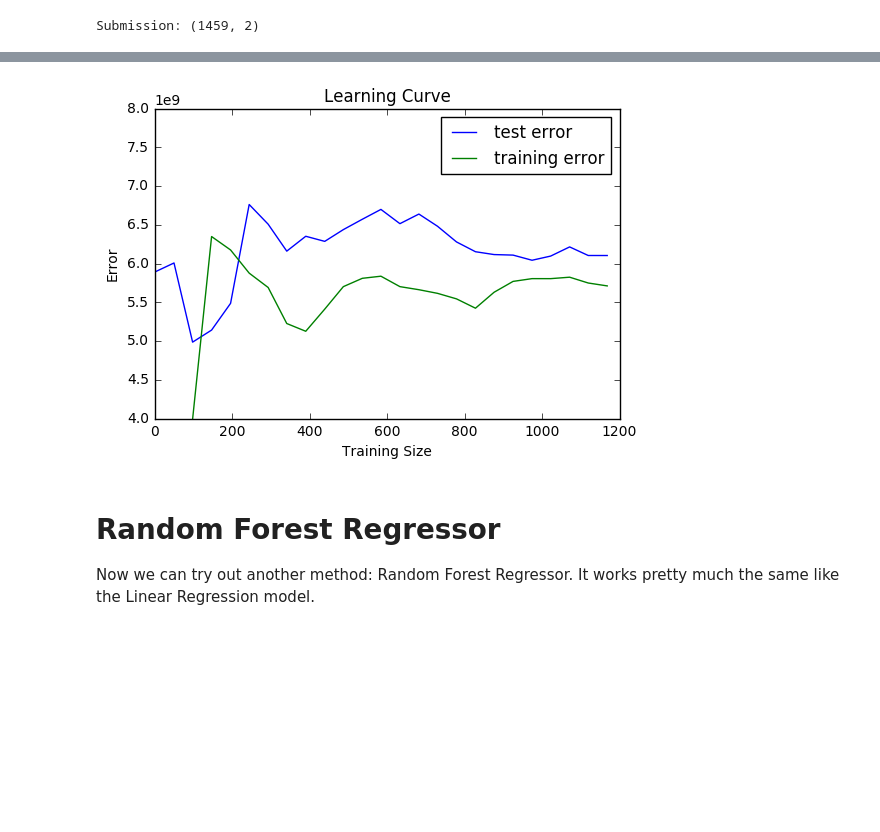
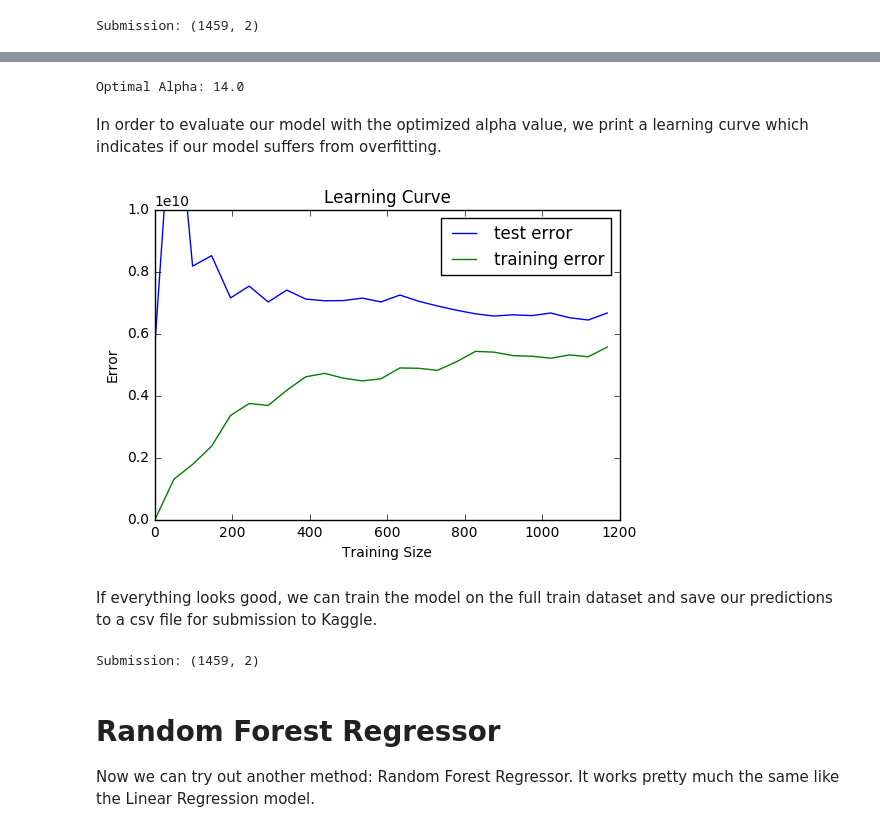
Before and after one commit to nicolasschabram/VSE, a Jupyter notebook: playground/Nicolas/Nicolas.ipynb, the cells around one changed output, grey strips where cells are left out. Cells and saved outputs as stored; diff of their text form; code cells hidden in the pictures; blank space fills up the shorter version.

Commit message:
added hyperparameter optimization
for ridge regression and random tree regressor

```diff
--- a/playground/Nicolas/Nicolas.ipynb
+++ b/playground/Nicolas/Nicolas.ipynb
@@ -366,12 +329,63 @@ Submission: (1459, 2)
+# %%
+# Create a list of alpha values to be evaluated.
+alphas = [0.01, 0.02, 0.04, 0.08, 0.16, 0.32, 0.64, 1.28, 2.56, 5.12, 10,
+          11, 12, 13, 14, 15, 16, 17, 18, 19, 20, 30, 40, 50, 60, 70, 80,
+          90, 100]
+
+# Create empty array that we will later fill with our alpha values and
+# their corresponding squared errors on the validation set.
+mean_squared_errors = np.zeros((len(alphas), 2))
+
+# Itereate over the list of alpha values.
+for i, alph in enumerate(alphas):
+    # Initialize a new Ridge regression model with the alpha value.
+    ridge_regression_model = Ridge(alpha=alph)
+
+    # Train the model on the 80% train data set.
+    ridge_regression_model.fit(train_frac[features],
+                               train_frac[TARGET_VAR[0]])
+
+    # Predict the values for the validation set.
+    predictions = ridge_regression_model.predict(validation[features])
+
+    # Compute the mean squared error.
+    error = mean_squared_error(predictions, validation[TARGET_VAR[0]])
+
+    # Save the alpha value and its resulting mean squared error into
+    # the array we created before.
+    mean_squared_errors[i] = [alph, error]
+
+# Retrieve and print the alpha value which resulted in the lowest mean
+# squared error.
+alph = mean_squared_errors[np.argmin(mean_squared_errors, axis=0)[1]][0]
+print 'Optimal Alpha: %s' % alph
+# %% [output]
+Optimal Alpha: 14.0
+# %% [markdown]
+In order to evaluate our model with the optimized alpha value, we print a learning curve which indicates if our model suffers from overfitting.
 # %%
 learning_curve(train_frac[features],
                train_frac[TARGET_VAR[0]],
                validation[features],
                validation[TARGET_VAR[0]],
                Ridge(alpha=alph),
-               [4000000000, 8000000000])
+               [0, 10000000000])
 # %% [output]
-[figure, old version]
+[figure, new version]
+# %% [markdown]
+If everything looks good, we can train the model on the full train dataset and save our predictions to a csv file for submission to Kaggle.
+# %%
+# Train a new Ridge regression model on the 100% train data using the
+# optimized alpha value and predict the housing prices for the Kaggle
+# test set.
+ridge_regression_model = Ridge(alpha=alph)
+ridge_regression_model.fit(train[features], train[TARGET_VAR[0]])
+predictions = ridge_regression_model.predict(test_kaggle[features])
+
+# Export the predictions to a csv file for submission.
+export_csv(predictions, 'ridge_regression')
+# %% [output]
+Submission: (1459, 2)
 # %% [markdown]
 # Random Forest Regressor
 Now we can try out another method: Random Forest Regressor. It works pretty much the same like the Linear Regression model.
```
Also changed, not shown: parts of 13 cells of this notebook.
